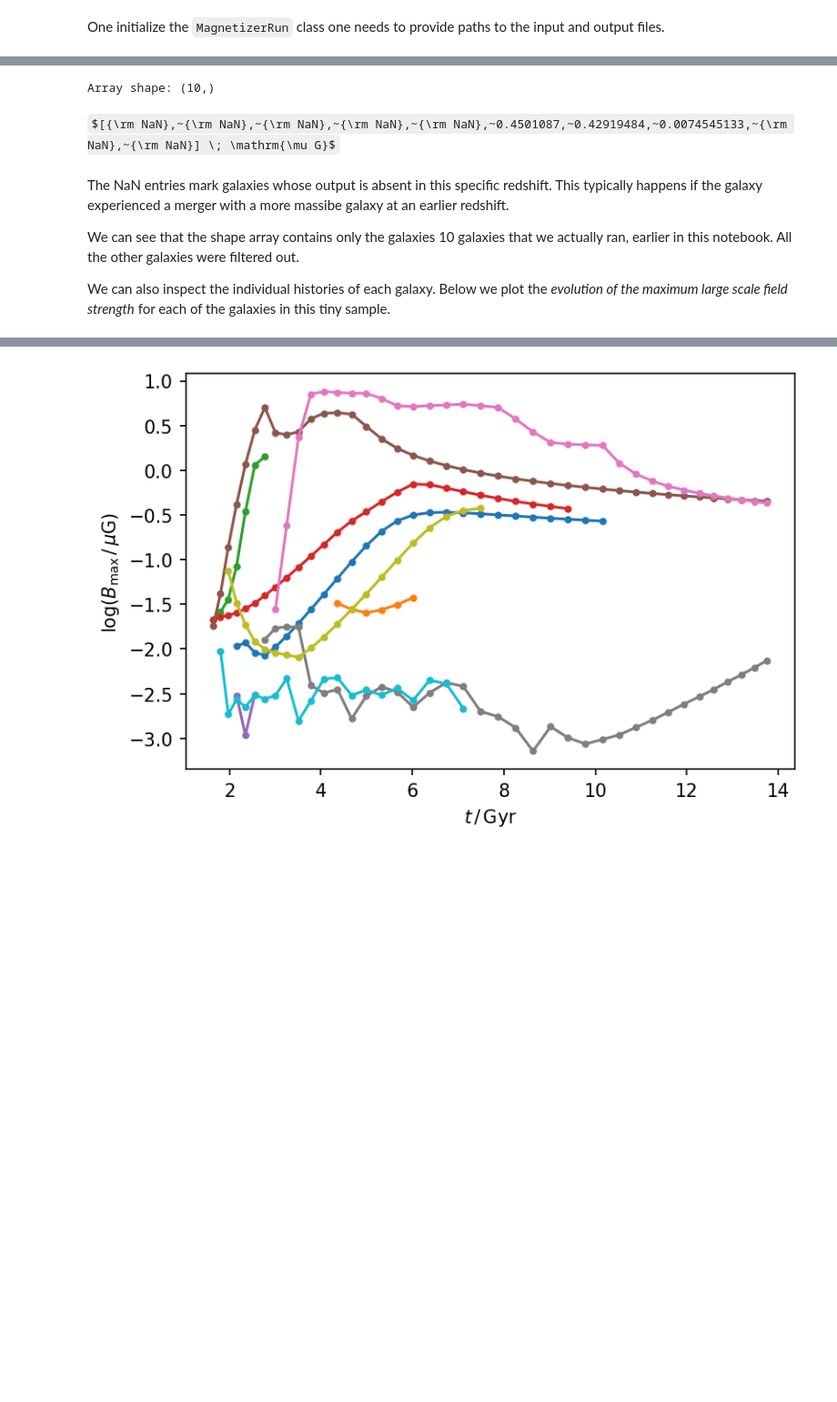
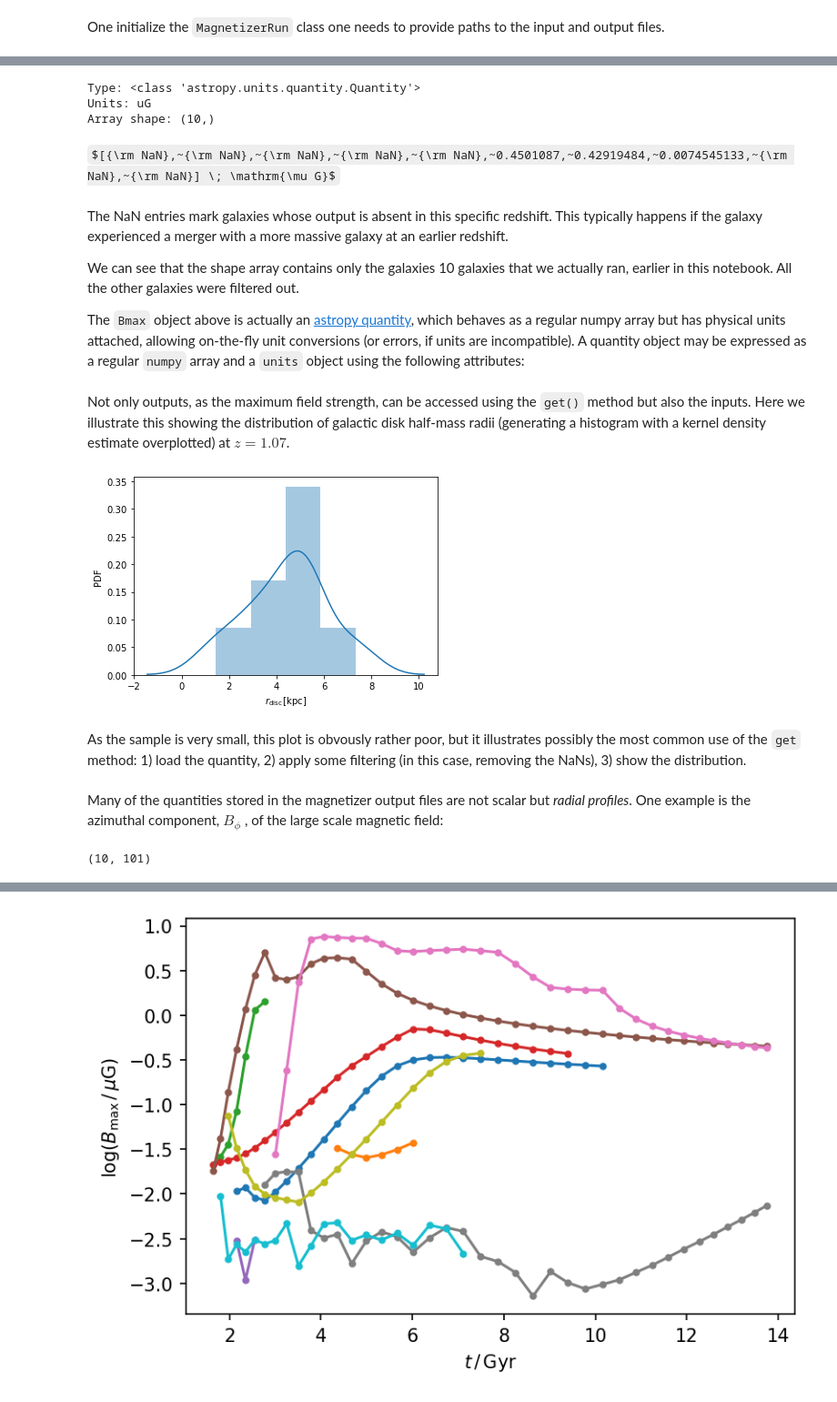
Before and after one commit to luizfelippesr/magnetizer, a Jupyter notebook: doc/magnetizer_tutorial.ipynb, the cells around one changed output, grey strips where cells are left out. Shown at 91% size. Drawn from its saved outputs; the diff is of its cells as text; code cells hidden in the pictures; some formulas as TeX source; blank space fills up the shorter version.

```diff
--- a/doc/magnetizer_tutorial.ipynb
+++ b/doc/magnetizer_tutorial.ipynb
@@ -221,13 +271,18 @@ Let us illustrate how to obtain the maximum large field strength per galaxy, $B_
 # %%
 Bmax = run.get('Bmax', 0.0)
+print('Type:', type(Bmax))
+print('Units:', Bmax.unit)
 print('Array shape:', Bmax.shape)
+
 Bmax
 # %% [output]
+Type: <class 'astropy.units.quantity.Quantity'>
+Units: uG
 Array shape: (10,)
 $[{\rm NaN},~{\rm NaN},~{\rm NaN},~{\rm NaN},~{\rm NaN},~0.4501087,~0.42919484,~0.0074545133,~{\rm NaN},~{\rm NaN}] \; \mathrm{\mu G}$
 # %% [markdown]
-The NaN entries mark galaxies whose output is absent in this specific redshift. This typically happens if the galaxy experienced a  merger with a more massibe galaxy at an earlier redshift.
+The NaN entries mark galaxies whose output is absent in this specific redshift. This typically happens if the galaxy experienced a  merger with a more massive galaxy at an earlier redshift.
 
 We can see that the shape array contains only the galaxies 10 galaxies that we actually ran, earlier in this notebook. All the other galaxies were filtered out.
 
-We can also inspect the individual histories of each galaxy. Below we plot the *evolution of the maximum large scale field strength* for each of the galaxies in this tiny sample.
+The `Bmax` object above is actually an [astropy quantity](https://docs.astropy.org/en/stable/units/), which behaves as a regular numpy array but has physical units attached, allowing on-the-fly unit conversions (or errors, if units are incompatible). A quantity object may be expressed as a regular `numpy` array and a `units` object using the following attributes:
@@ -233,0 +291,31 @@ We can also inspect the individual histories of each galaxy. Below we plot the *
+# %% [markdown]
+
+
+Not only outputs, as the maximum field strength, can be accessed using the `get()` method but also the inputs. Here we illustrate this showing the distribution of galactic disk half-mass radii (generating a histogram with a kernel density estimate overplotted) at $z=1.07$.
+# %%
+import numpy as np
+import seaborn as sns
+import matplotlib.pyplot as plt
+
+# Loads the disc radii at chosen redshift
+rdisk_z1 = run.get('r_disk', z=1.07)
+
+# Masks the NaNs (the absent galaxies)
+valid = np.isfinite(rdisk_z1)
+
+# seaborn's `distplot` combines a histogram and a kde
+# https://seaborn.pydata.org/
+sns.distplot(rdisk_z1[valid])
+plt.ylabel('PDF')
+plt.xlabel(r'$r_{{\rm disc}}\,[\rm{}]$'.format(rdisk_z1.unit));
+# %% [output]
+[figure, added]
+# %% [markdown]
+As the sample is very small, this plot is obvously rather poor, but it illustrates possibly the most common use of the `get` method: 1) load the quantity, 2) apply some filtering (in this case, removing the NaNs), 3) show the distribution.
+# %% [markdown]
+Many of the quantities stored in the magnetizer output files are not scalar but *radial profiles*. One example is the azimuthal component, $B_\phi$ , of the large scale magnetic field:
+# %%
+Bphi = run.get('Bp', z=2.07)
+Bphi.shape
+# %% [output]
+(10, 101)
```
Also changed, not shown: parts of 17 cells of this notebook.
